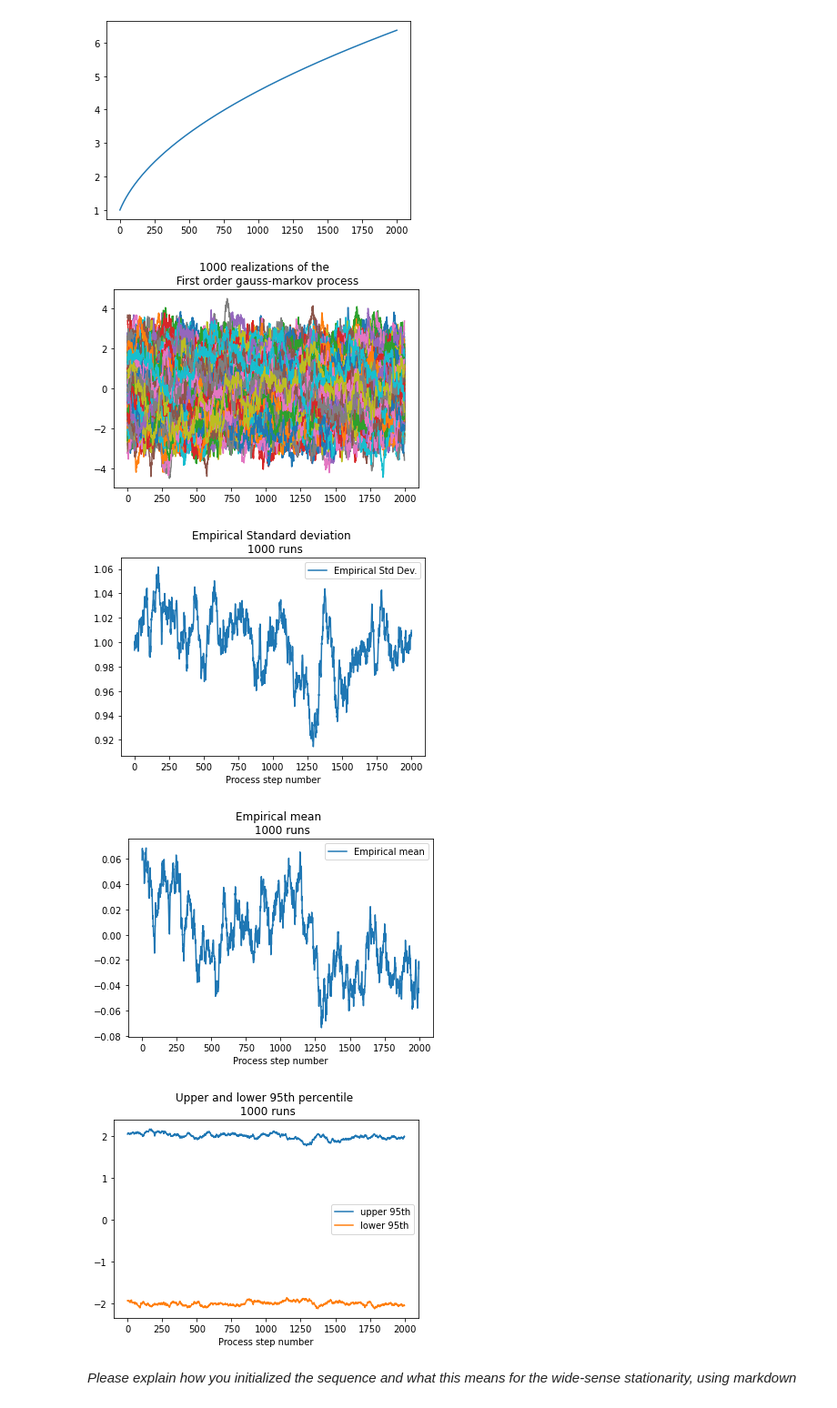
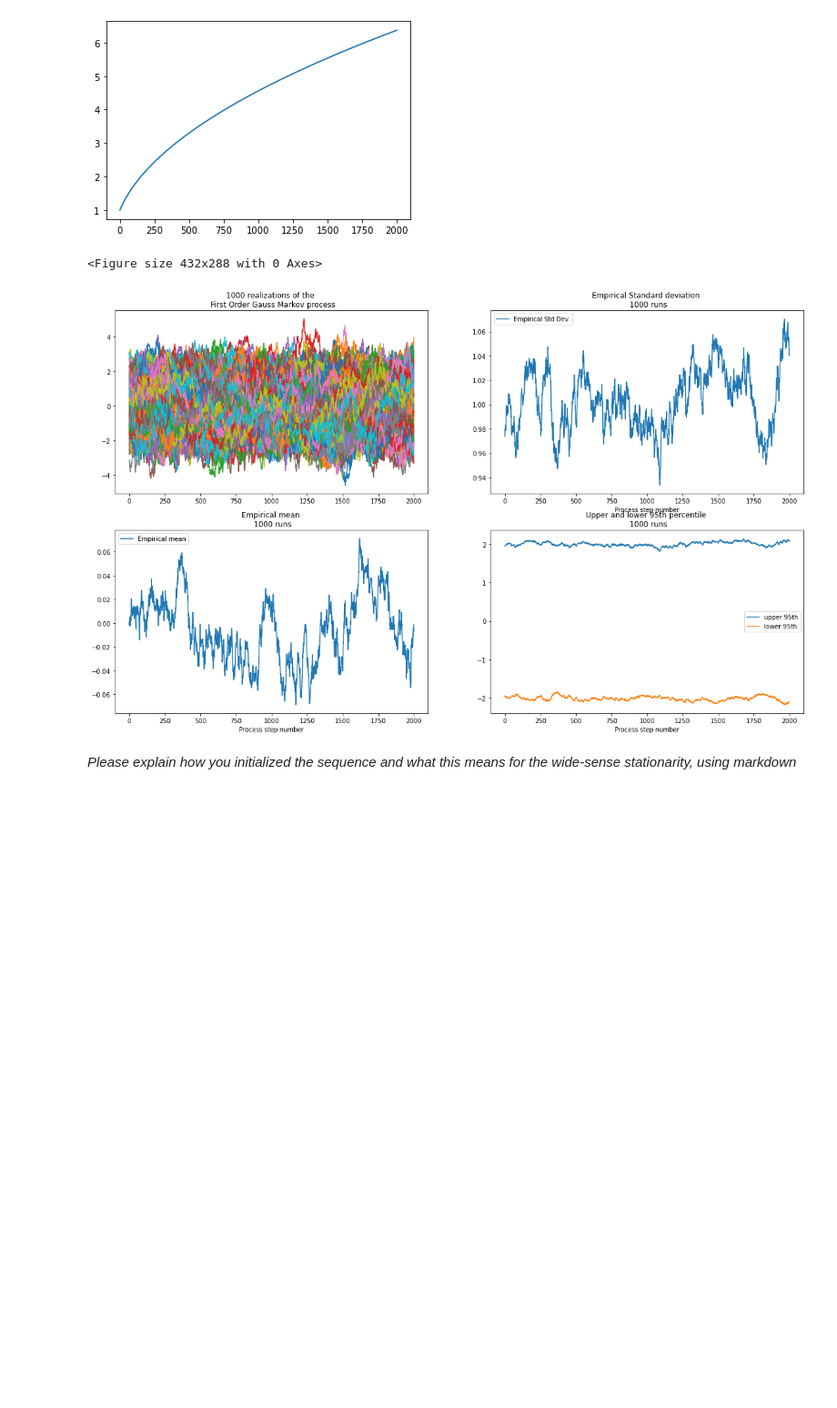
Before and after one commit to mlinds/sim_vis, a Jupyter notebook: assignment1/A1.ipynb, the cells around one changed output. Shown at 91% size. Drawn from its saved outputs; the diff is of its cells as text; code cells hidden in the pictures; blank space fills up the shorter version.

Commit message:
combined the plots

```diff
--- a/assignment1/A1.ipynb
+++ b/assignment1/A1.ipynb
@@ -405,13 +405,12 @@ fogmp_formal_variance()
 # %%
 # run the code again using more realisations (here it comes in handy if you have the basic functionality in functions)
 plot_mean_std_dev(
-    run_multiple_fogmp(1000)
+    run_multiple_fogmp(1000),
+    'First Order Gauss Markov'
 )
 # %% [output]
+<Figure size 432x288 with 0 Axes>
-[figure, old version]
+[figure, new version]
-[figure, removed]
-[figure, removed]
-[figure, removed]
 # %% [markdown]
 *Please explain how you initialized the sequence and what this means for the wide-sense stationarity, using markdown*
 # %% [markdown]
```
Also changed, not shown: parts of 2 cells of this notebook.
